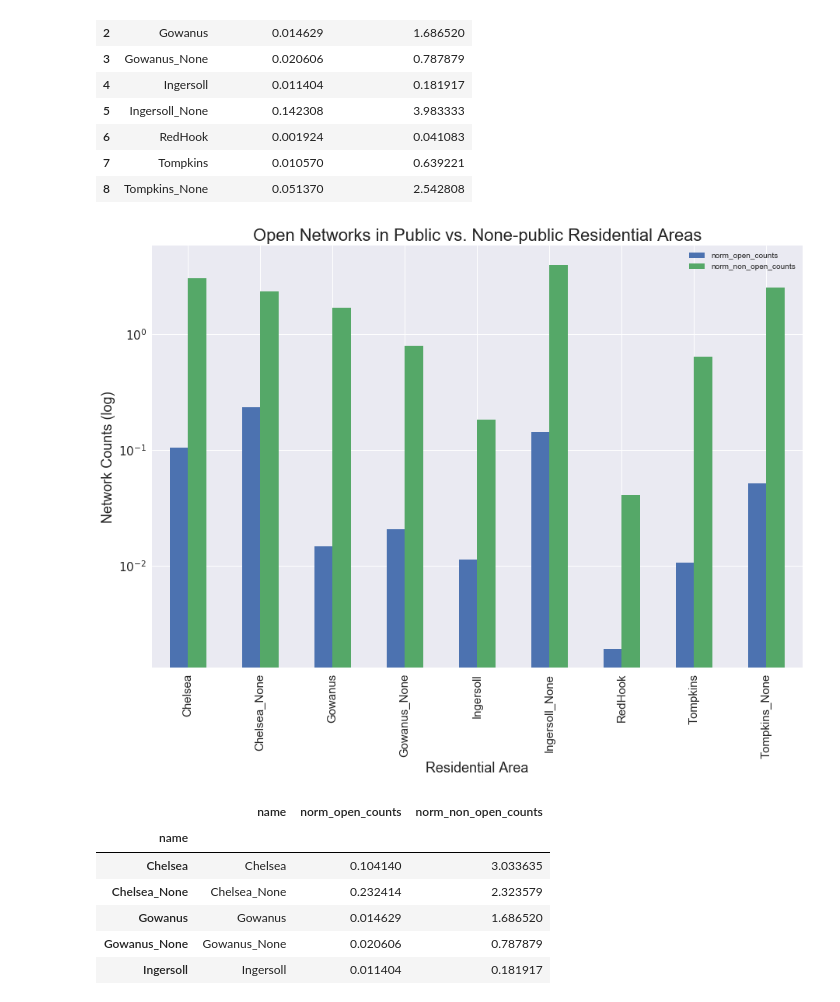
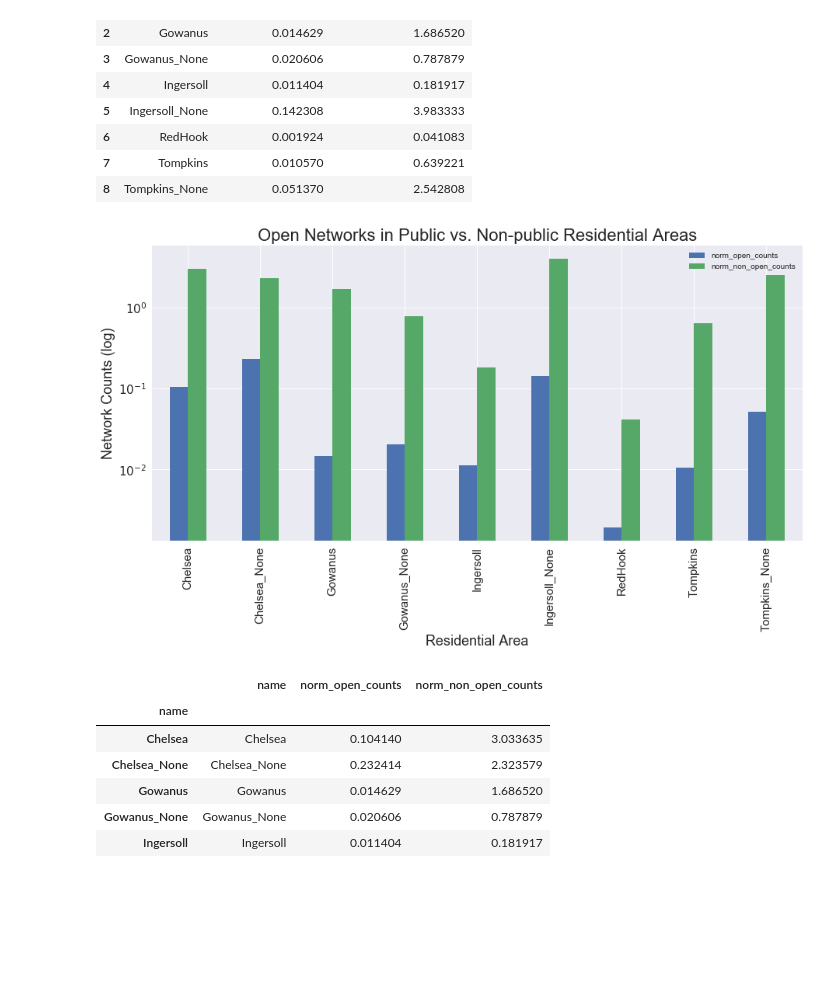
Before and after one commit to cor215/WiFind2017, a Jupyter notebook: Final Analysis - Wifind.ipynb, the cells around one changed output. Cells and saved outputs as stored; diff of their text form; code cells hidden in the pictures; blank space fills up the shorter version.

```diff
--- a/Final Analysis - Wifind.ipynb
+++ b/Final Analysis - Wifind.ipynb
@@ -829,14 +831,14 @@ bar_plot
 # %%
 bar_plot.index = bar_blot.name
 # %%
-ax = bar_plot.plot(kind='bar', title ="Open Networks in Public vs. None-public Residential Areas", \
-                   figsize=(15, 10), legend=True, fontsize=15)
-ax.set_title("Open Networks in Public vs. None-public Residential Areas",fontsize=22)
+ax = bar_plot.plot(kind='bar', title ="Open Networks in Public vs. Non-public Residential Areas", \
+                   figsize=(15, 7), legend=True, fontsize=15)
+ax.set_title("Open Networks in Public vs. Non-public Residential Areas",fontsize=22)
 ax.set_xlabel("Residential Area", fontsize=18)
 ax.set_ylabel("Network Counts (log)", fontsize=18)
 ax.set_yscale("log")
 # %% [output]
-[figure, old version]
+[figure, new version]
 # %%
 bar_plot
 # %% [output]
```
Also changed, not shown: parts of 18 cells of this notebook.
